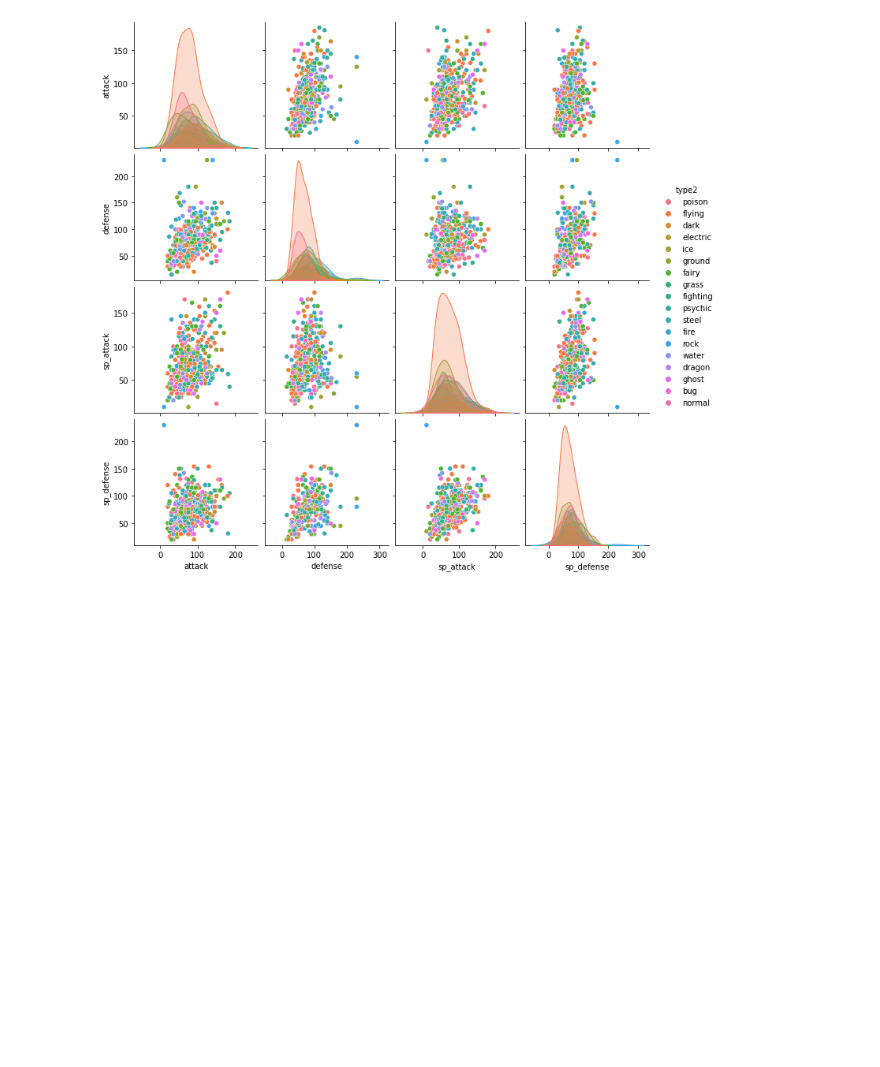
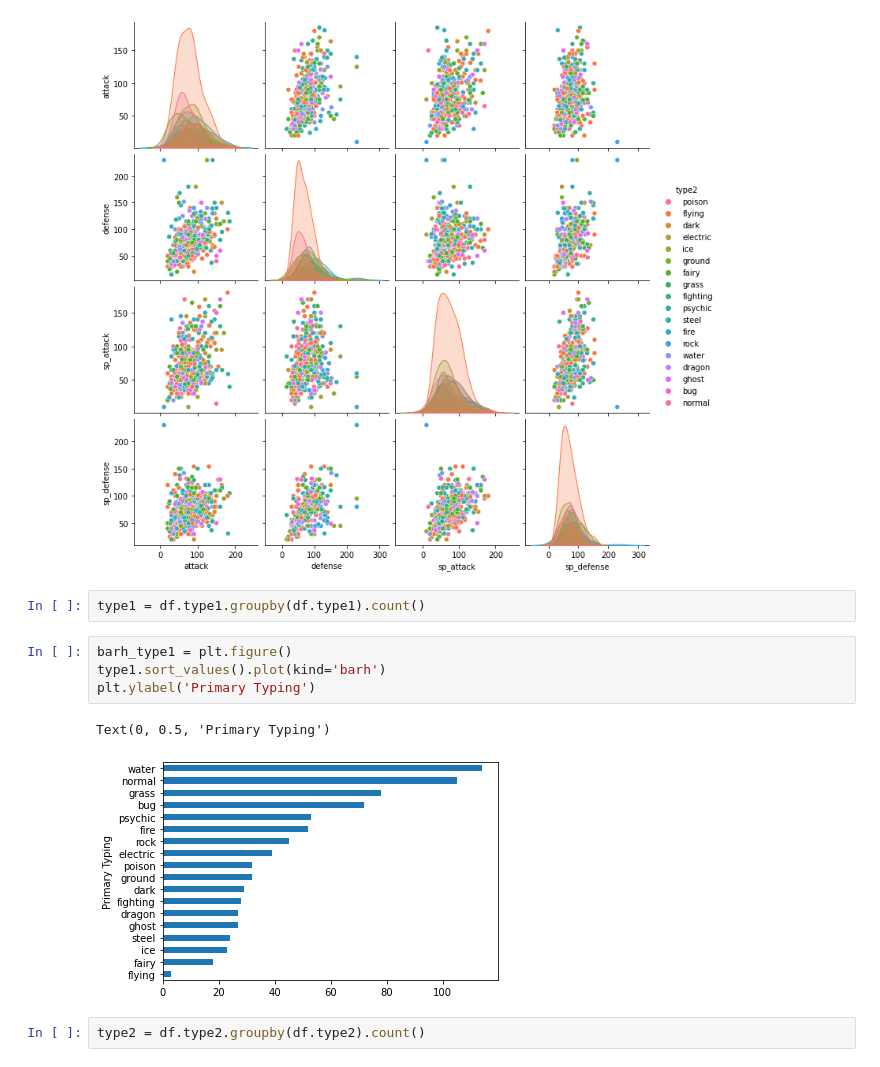
Before and after one commit to elijahsartin/TP1_EES_AH, a Jupyter notebook: TP1_EES_AH.ipynb, the cells around one changed output. Cells and saved outputs as stored; diff of their text form; blank space fills up the shorter version.

```diff
--- a/TP1_EES_AH.ipynb
+++ b/TP1_EES_AH.ipynb
@@ -329,3 +355,14 @@ sns.pairplot(df[['attack','defense','sp_attack','sp_defense','type2']], hue='typ
 # %% [output]
 <seaborn.axisgrid.PairGrid at 0x...>
 [figure]
+# %%
+type1 = df.type1.groupby(df.type1).count()
+# %%
+barh_type1 = plt.figure()
+type1.sort_values().plot(kind='barh')
+plt.ylabel('Primary Typing')
+# %% [output]
+Text(0, 0.5, 'Primary Typing')
+[figure, added]
+# %%
+type2 = df.type2.groupby(df.type2).count()
```
Also changed, not shown: parts of 6 cells of this notebook.
